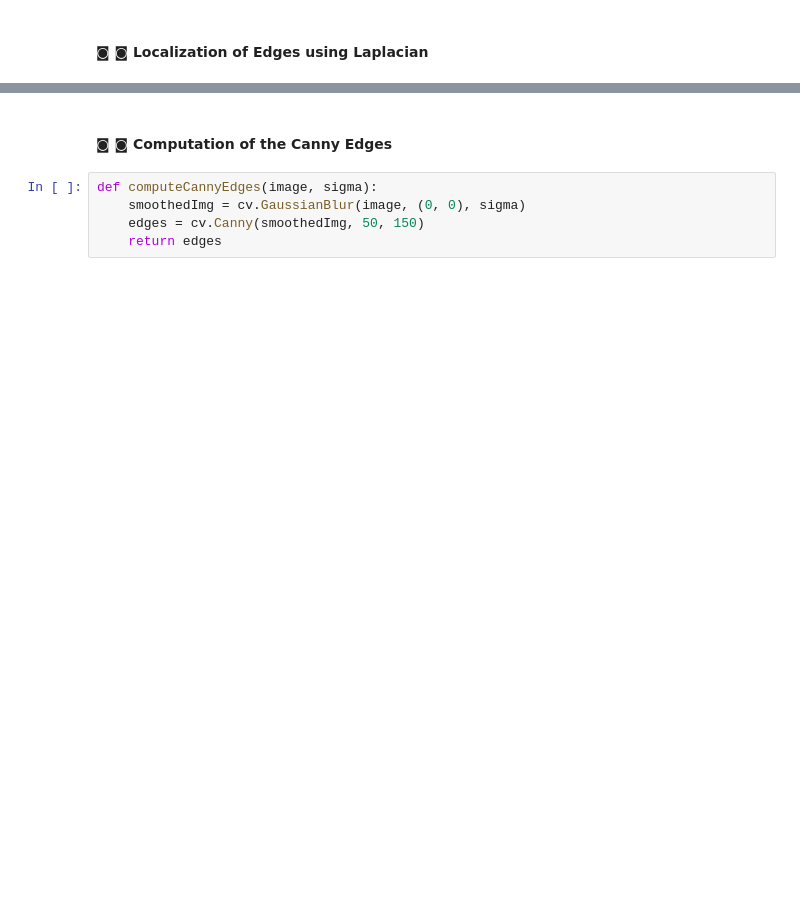
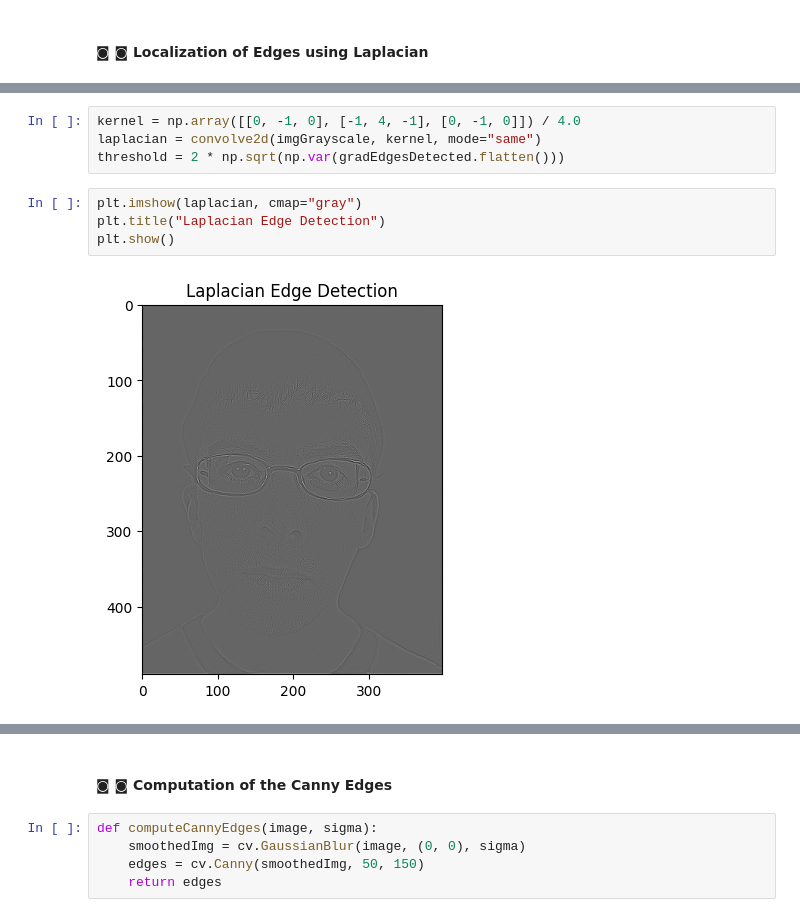
Before and after one commit to e-Rivers/CS5050_ComputerVision, a Jupyter notebook: HMWK_1/Homework1.ipynb, the cells around one changed output, grey strips where cells are left out. Saved outputs shown, nothing was run; the diff lists cells and outputs as text; blank space fills up the shorter version.

```diff
--- a/HMWK_1/Homework1.ipynb
+++ b/HMWK_1/Homework1.ipynb
@@ -141,0 +168,10 @@ for i in range(1, laplacian.shape[0] - 1):
+# %%
+kernel = np.array([[0, -1, 0], [-1, 4, -1], [0, -1, 0]]) / 4.0
+laplacian = convolve2d(imgGrayscale, kernel, mode="same")
+threshold = 2 * np.sqrt(np.var(gradEdgesDetected.flatten()))
+# %%
+plt.imshow(laplacian, cmap="gray")
+plt.title("Laplacian Edge Detection")
+plt.show()
+# %% [output]
+[figure, added]
```
Also changed, not shown: parts of 18 cells of this notebook, 4 other files.
